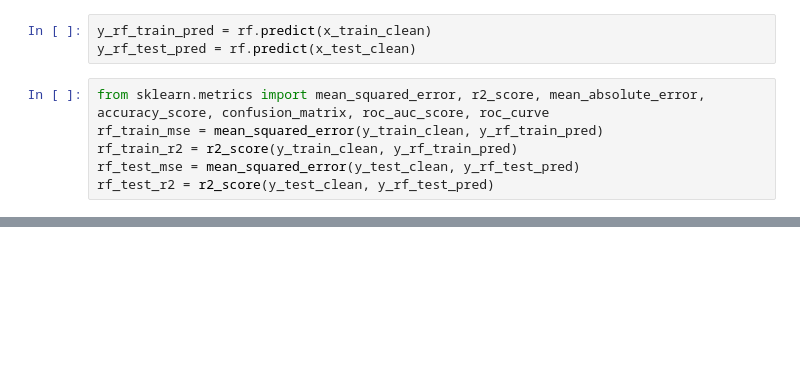
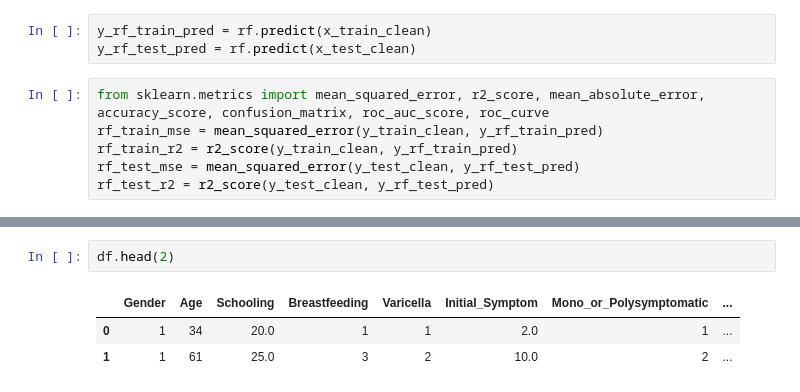
Before and after one commit to BertoloniLucas/SimaAI, a Jupyter notebook: models/M1 - RandomForest.ipynb, the cells around one changed output, grey strips where cells are left out. Saved outputs shown, nothing was run; the diff lists cells and outputs as text; blank space fills up the shorter version.

```diff
--- a/models/M1 - RandomForest.ipynb
+++ b/models/M1 - RandomForest.ipynb
@@ -115,0 +125,6 @@ plt.show()
+# %%
+df.head(2)
+# %% [output]
+|  | Gender | Age | Schooling | Breastfeeding | Varicella | Initial_Symptom | Mono_or_Polysymptomatic | ... |
+| 0 | 1 | 34 | 20.0 | 1 | 1 | 2.0 | 1 | ... |
+| 1 | 1 | 61 | 25.0 | 3 | 2 | 10.0 | 2 | ... |
```
Also changed, not shown: parts of 3 cells of this notebook, 5 other files.
